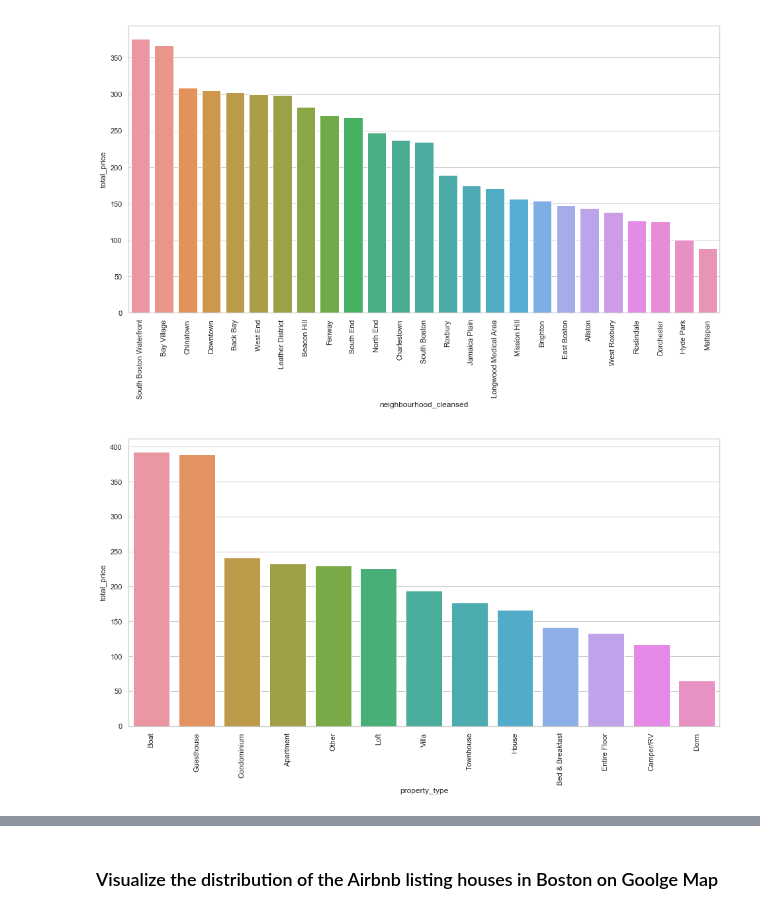
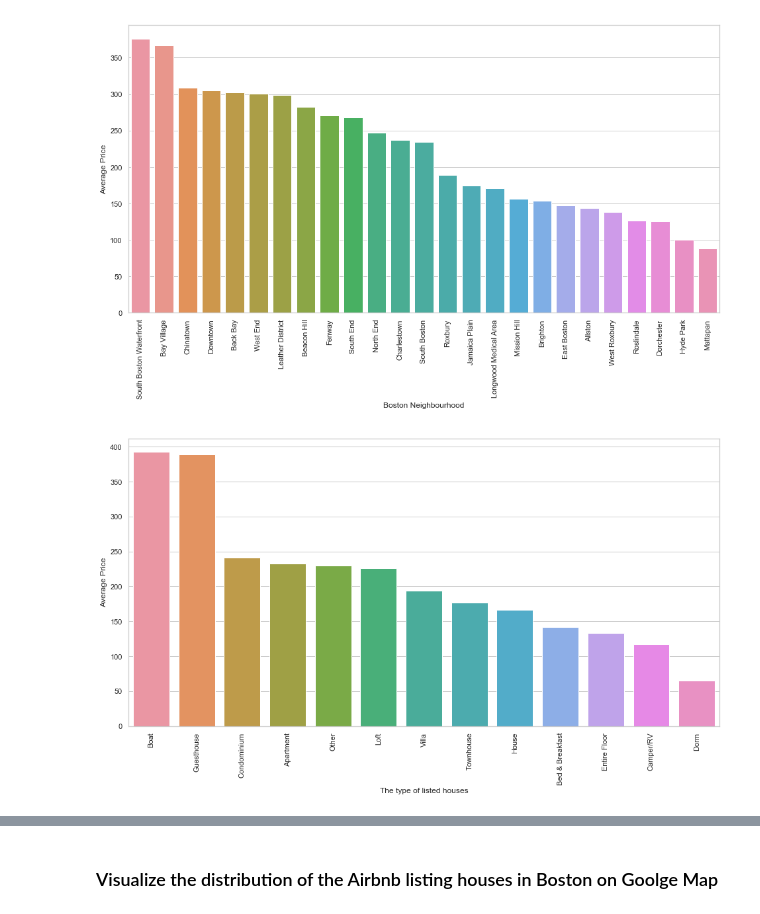
Before and after one commit to sruxll/Boston_Airbnb, a Jupyter notebook: Airbnb_Boston.ipynb, the cells around one changed output, grey strips where cells are left out. Saved outputs shown, nothing was run; the diff lists cells and outputs as text; code cells hidden in the pictures.

```diff
--- a/Airbnb_Boston.ipynb
+++ b/Airbnb_Boston.ipynb
@@ -185,6 +185,8 @@ df['neighbourhood'].unique(), df['neighbourhood_cleansed'].unique()
         'South Boston', 'Allston'], dtype=object))
 # %% [markdown]
 There is no missing value in our targeted columns:neighbourhood_cleansed, number_of_reviews and price, but we need to deal with missing value in review_scores_rating column, and convert the type from string to float in price column. Then we visualize the bar chart to answer the business questions.
+# %%
+sns.set(rc={'figure.figsize':(20, 10)})
 # %%
 # Visualize Figure 2: Number of reviews in each area
 neighbour_number_review = df.groupby('neighbourhood_cleansed').sum()['number_of_reviews'].sort_values(ascending=False)
@@ -246,11 +258,13 @@ plt.xticks(rotation='vertical');
 # %%
 # Visualize Figure 6: Average price of each type of the rental houses
 neighbour_price = df.groupby('property_type').mean()['total_price'].sort_values(ascending=False)
 neighbour_price_reset = neighbour_price.to_frame().reset_index()
 plt.figure(figsize=(16,8))
 sns.set(style="whitegrid")
 sns.barplot(x="property_type", y='total_price', data=neighbour_price_reset)
-plt.xticks(rotation='vertical');
+plt.xticks(rotation='vertical')
+plt.xlabel('The type of listed houses')
+plt.ylabel('Average Price');
 # %% [output]
-[figure, old version]
+[figure, new version]
 # %%
```
Also changed, not shown: parts of 8 cells of this notebook, 3 other files.
